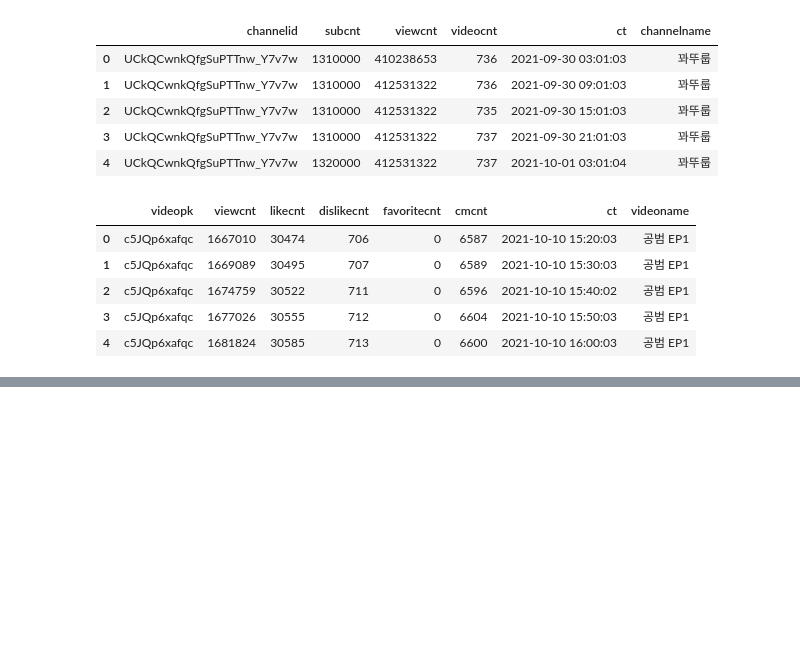
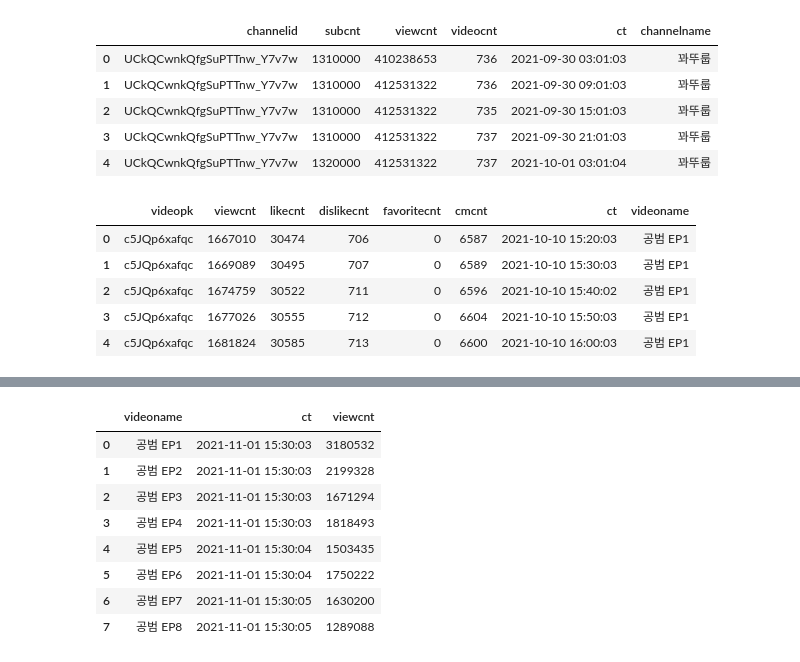
Before and after one commit to eseulLee/python, a Jupyter notebook: 작업1유형_연습문제_by_datamanim.ipynb, the cells around one changed output, grey strips where cells are left out. Drawn from its saved outputs; the diff is of its cells as text; code cells hidden in the pictures; blank space fills up the shorter version.

```diff
--- a/작업1유형_연습문제_by_datamanim.ipynb
+++ b/작업1유형_연습문제_by_datamanim.ipynb
@@ -179,0 +207,13 @@ display(video.head())
+# %%
+answer = video.sort_values(['videoname','ct']).drop_duplicates('videoname', keep='last', ignore_index=True)[['videoname', 'ct', 'viewcnt']]
+display(answer)
+# %% [output]
+|  | videoname | ct | viewcnt |
+| 0 | 공범 EP1 | 2021-11-01 15:30:03 | 3180532 |
+| 1 | 공범 EP2 | 2021-11-01 15:30:03 | 2199328 |
+| 2 | 공범 EP3 | 2021-11-01 15:30:03 | 1671294 |
+| 3 | 공범 EP4 | 2021-11-01 15:30:03 | 1818493 |
+| 4 | 공범 EP5 | 2021-11-01 15:30:04 | 1503435 |
+| 5 | 공범 EP6 | 2021-11-01 15:30:04 | 1750222 |
+| 6 | 공범 EP7 | 2021-11-01 15:30:05 | 1630200 |
+| 7 | 공범 EP8 | 2021-11-01 15:30:05 | 1289088 |
```
Also changed, not shown: parts of 30 cells of this notebook.
